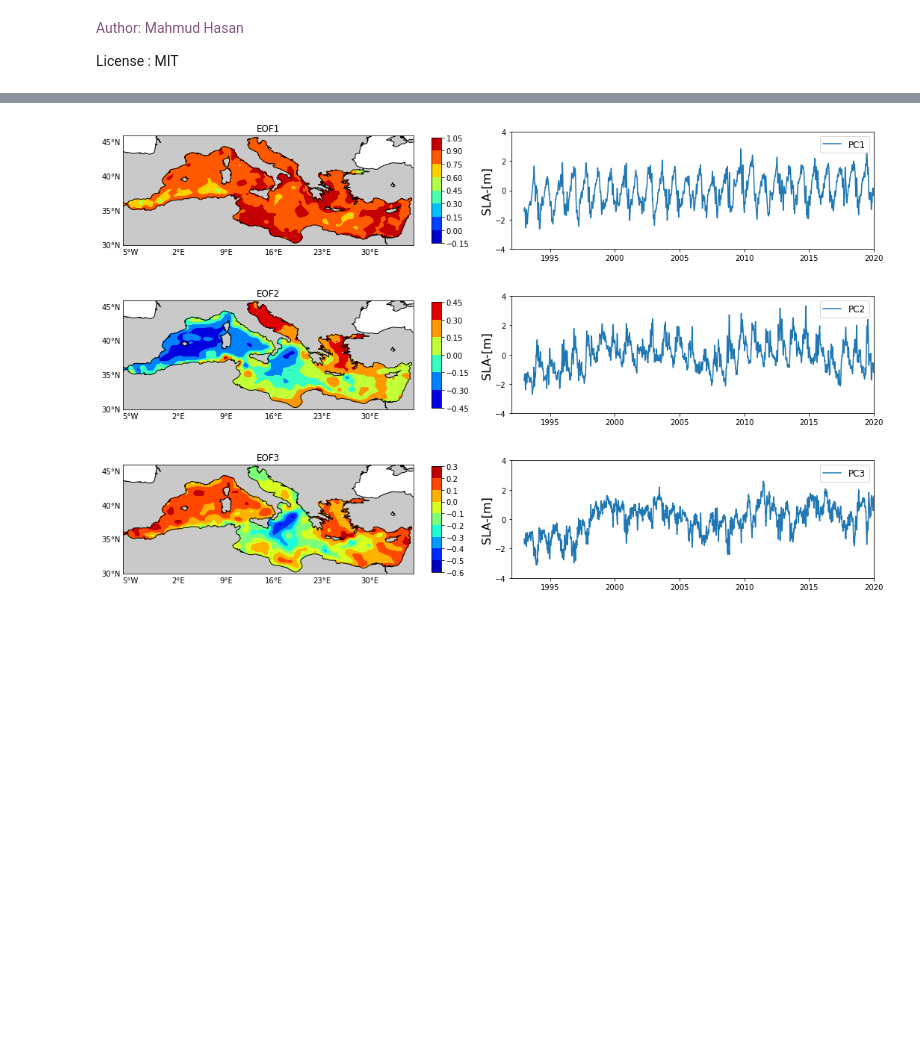
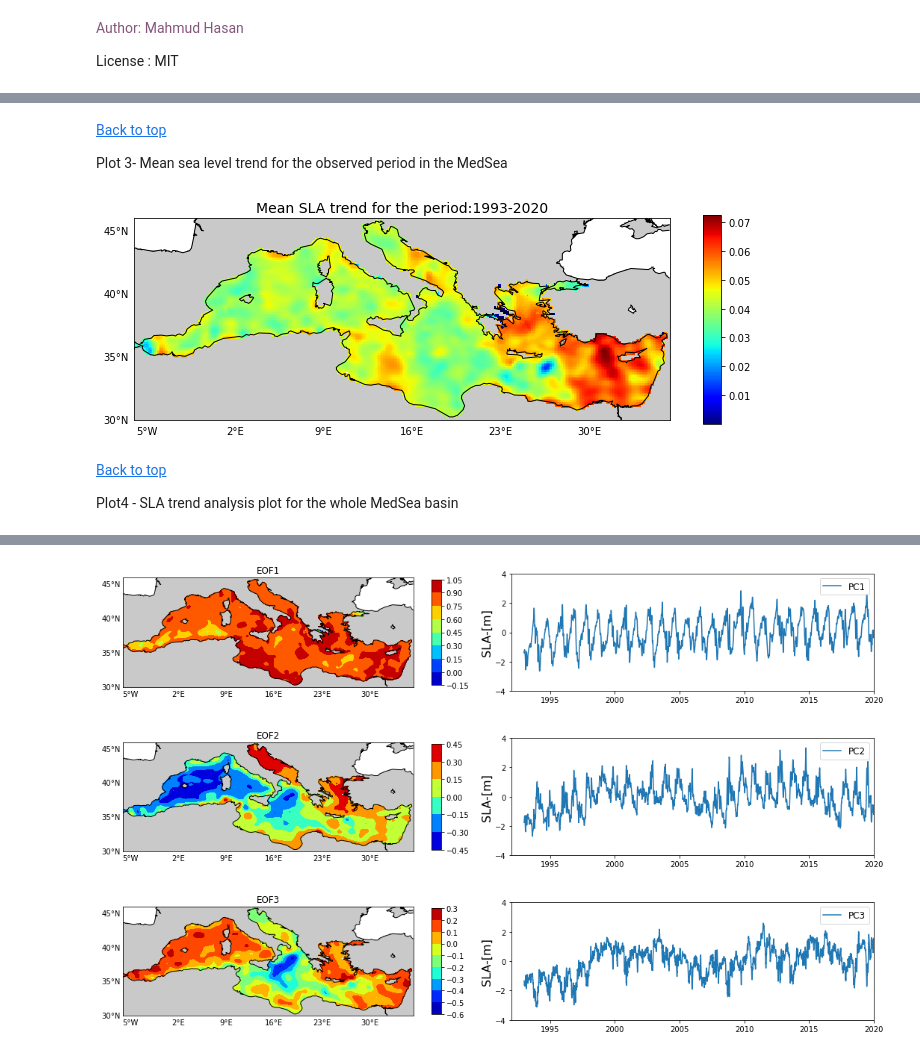
Before and after one commit to mhgcmcc/sla-trend, a Jupyter notebook: sla_medsea.ipynb, the cells around one changed output, grey strips where cells are left out. Saved outputs shown, nothing was run; the diff lists cells and outputs as text; code cells hidden in the pictures; blank space fills up the shorter version.

```diff
--- a/sla_medsea.ipynb
+++ b/sla_medsea.ipynb
@@ -335,0 +289,20 @@ eof_n= eof_solv.eofsAsCorrelation(neofs=3)
+# %% [markdown]
+<a id='plot3'></a>
+[Back to top](#TOC_TOP)
+
+Plot 3- Mean sea level trend for the observed period in the MedSea
+# %%
+sla_trend_icept = sla_trend[0,:,:]  # INtercept
+sla_trend_slp= sla_trend[1,:,:,]-sla_trend[0,:,:]  ##.  Slope
+
+sla_trend_mean= np.mean(sla_trend, axis=0)
+plot_sla(sla_trend_mean,lon,lat,  title="Mean SLA trend for the period:1993-2020")
+
+#plt.savefig(analysis+"sla_mean_trend_1993_2020.jpeg",dpi=100)
+# %% [output]
+[figure, added]
+# %% [markdown]
+<a id='plot4'></a>
+[Back to top](#TOC_TOP)
+
+Plot4 - SLA trend analysis plot for the whole MedSea basin
```
Also changed, not shown: parts of 39 cells of this notebook.
